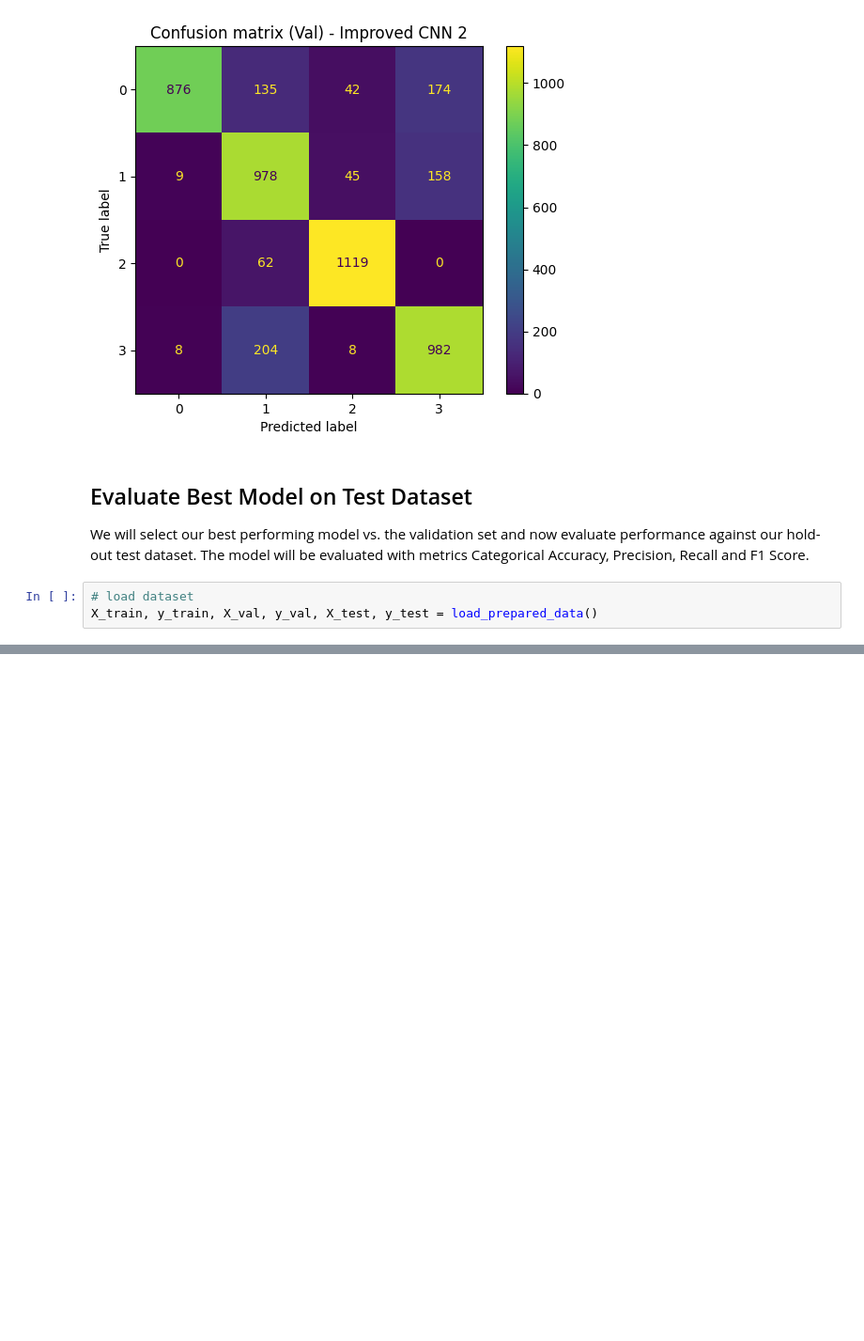
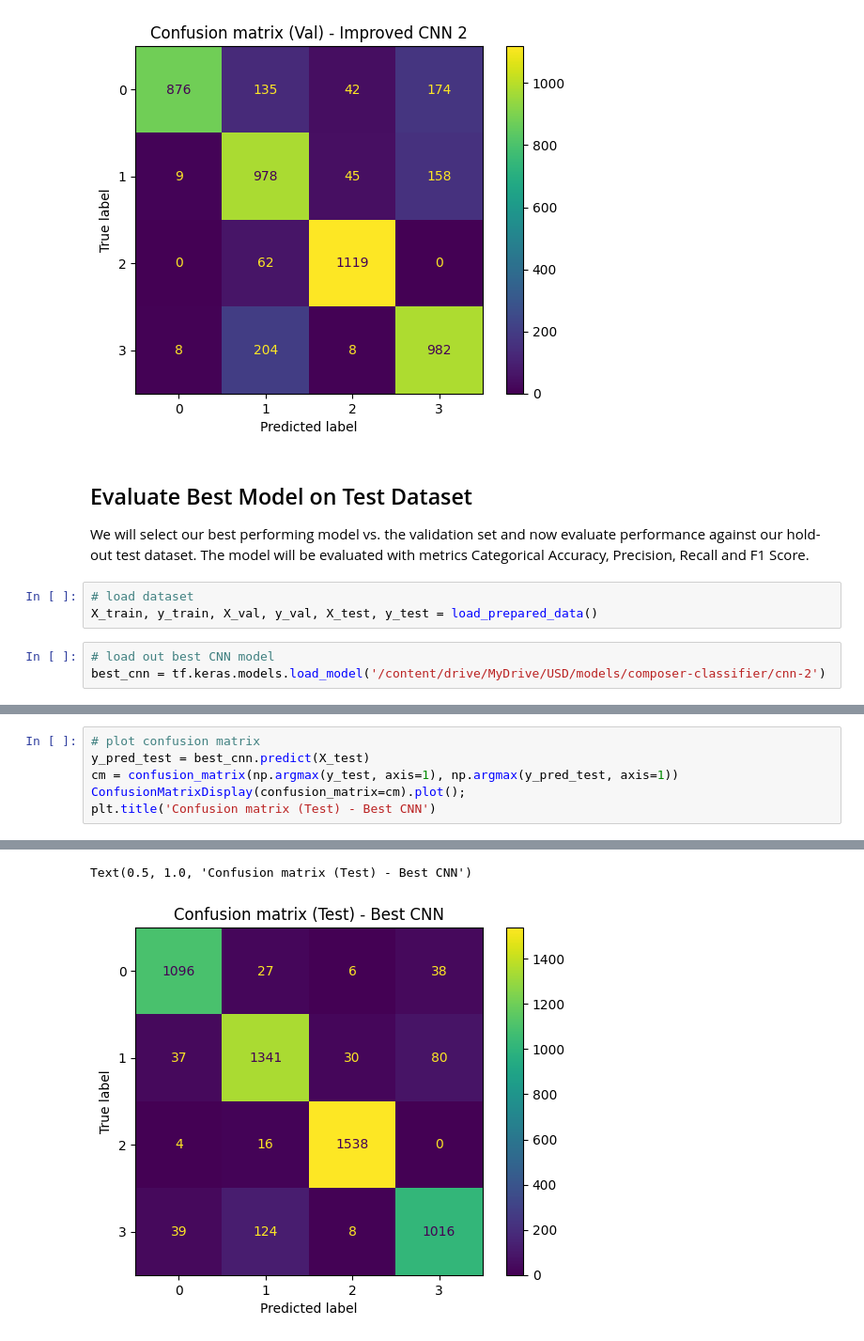
Before and after one commit to t4ai/music-composer-classification, a Jupyter notebook: composer-classifier.ipynb, the cells around one changed output, grey strips where cells are left out. Shown: that part at 94% size. Drawn from its saved outputs; the diff is of its cells as text; blank space fills up the shorter version.

```diff
--- a/composer-classifier.ipynb
+++ b/composer-classifier.ipynb
@@ -1017,3 +1017,6 @@ We will select our best performing model vs. the validation set and now evaluate
 # %%
 # load dataset
 X_train, y_train, X_val, y_val, X_test, y_test = load_prepared_data()
+# %%
+# load out best CNN model
+best_cnn = tf.keras.models.load_model('/content/drive/MyDrive/USD/models/composer-classifier/cnn-2')
@@ -1019,0 +1055,7 @@ X_train, y_train, X_val, y_val, X_test, y_test = load_prepared_data()
+# %%
+# plot confusion matrix
+y_pred_test = best_cnn.predict(X_test)
+cm = confusion_matrix(np.argmax(y_test, axis=1), np.argmax(y_pred_test, axis=1))
+ConfusionMatrixDisplay(confusion_matrix=cm).plot();
+plt.title('Confusion matrix (Test) - Best CNN')
+# %% [output]
@@ -1019,0 +1063,2 @@ X_train, y_train, X_val, y_val, X_test, y_test = load_prepared_data()
+Text(0.5, 1.0, 'Confusion matrix (Test) - Best CNN')
+[figure, added]
```
Also changed, not shown: parts of 3 cells of this notebook.
